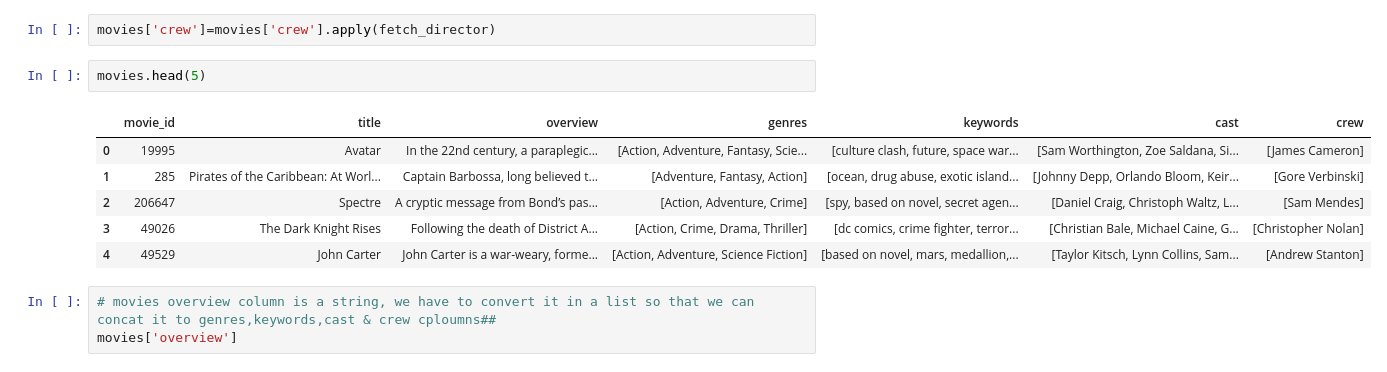
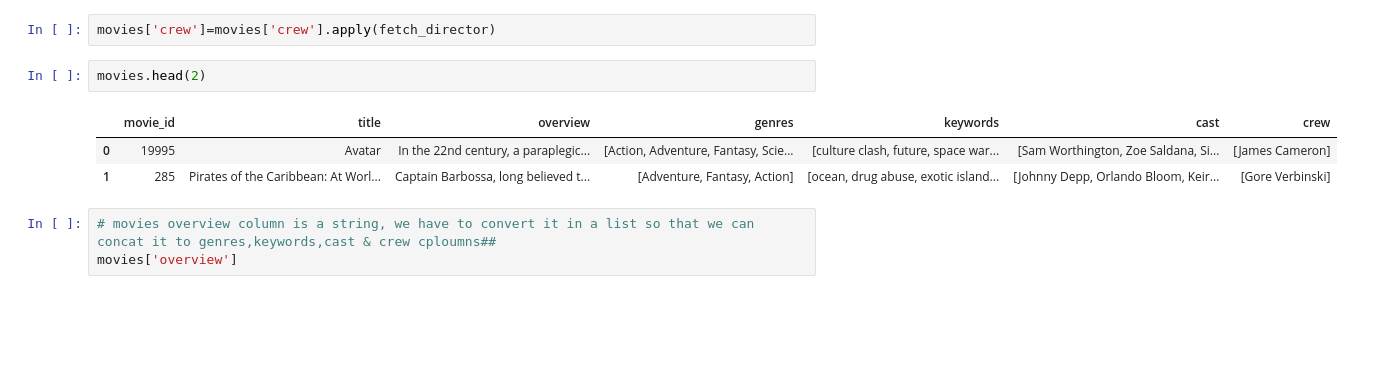
Before and after one commit to Jayshankar10/End-to-End-Movie-Recommender-System-, a Jupyter notebook: Notebook Exp/Experiment.ipynb, the cells around one changed output. Saved outputs shown, nothing was run; the diff lists cells and outputs as text; blank space fills up the shorter version.

```diff
--- a/Notebook Exp/Experiment.ipynb
+++ b/Notebook Exp/Experiment.ipynb
@@ -154,14 +141,11 @@ def fetch_director(obj):
 # %%
 movies['crew']=movies['crew'].apply(fetch_director)
 # %%
-movies.head(5)
+movies.head(2)
 # %% [output]
 |  | movie_id | title | overview | genres | keywords | cast | crew |
 | 0 | 19995 | Avatar | In the 22nd century, a paraplegic... | [Action, Adventure, Fantasy, Scie... | [culture clash, future, space war... | [Sam Worthington, Zoe Saldana, Si... | [James Cameron] |
 | 1 | 285 | Pirates of the Caribbean: At Worl... | Captain Barbossa, long believed t... | [Adventure, Fantasy, Action] | [ocean, drug abuse, exotic island... | [Johnny Depp, Orlando Bloom, Keir... | [Gore Verbinski] |
-| 2 | 206647 | Spectre | A cryptic message from Bond’s pas... | [Action, Adventure, Crime] | [spy, based on novel, secret agen... | [Daniel Craig, Christoph Waltz, L... | [Sam Mendes] |
-| 3 | 49026 | The Dark Knight Rises | Following the death of District A... | [Action, Crime, Drama, Thriller] | [dc comics, crime fighter, terror... | [Christian Bale, Michael Caine, G... | [Christopher Nolan] |
-| 4 | 49529 | John Carter | John Carter is a war-weary, forme... | [Action, Adventure, Science Fiction] | [based on novel, mars, medallion,... | [Taylor Kitsch, Lynn Collins, Sam... | [Andrew Stanton] |
 # %%
 # movies overview column is a string, we have to convert it in a list so that we can concat it to genres,keywords,cast & crew cploumns##
 movies['overview']
```
Also changed, not shown: parts of 7 cells of this notebook, 3 other files.
